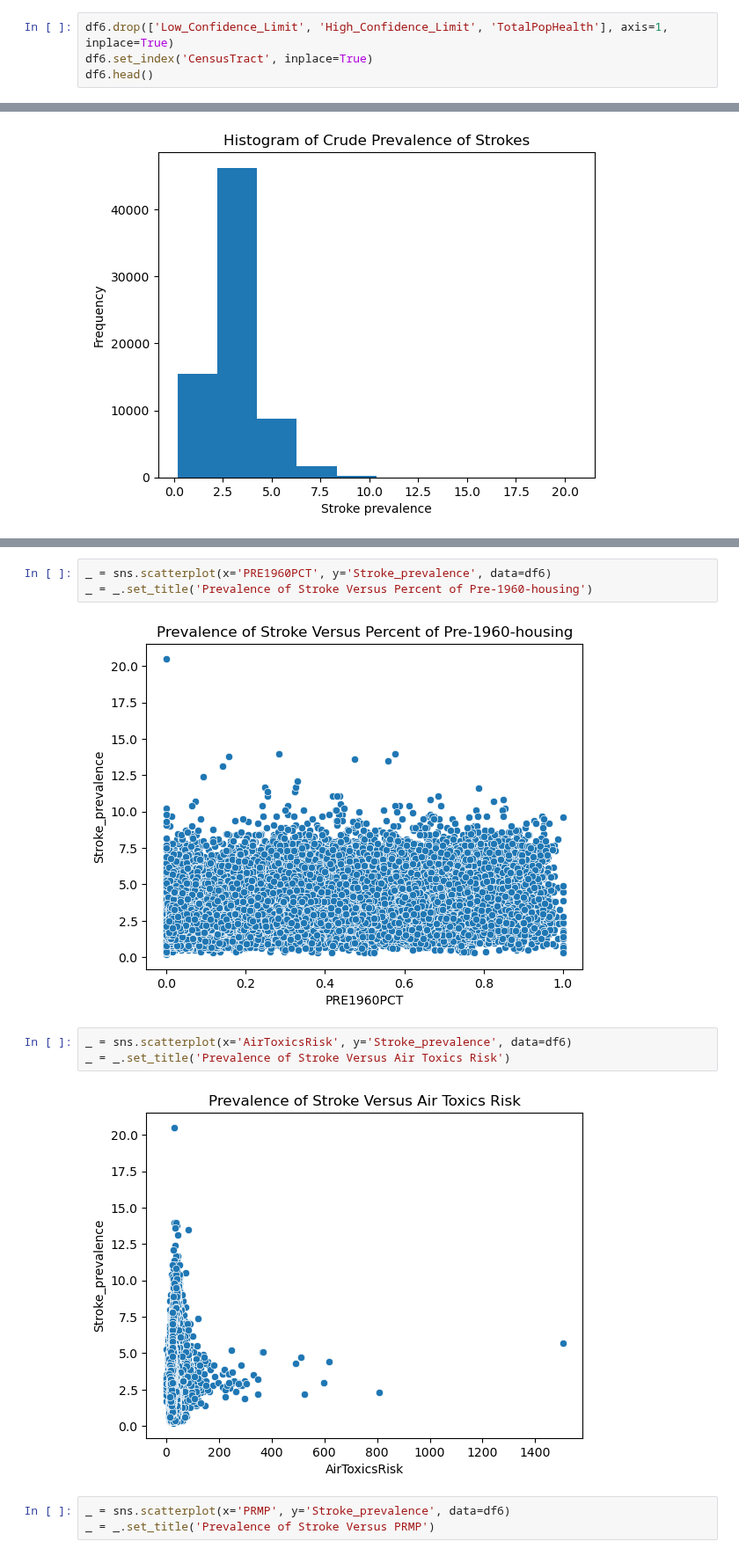
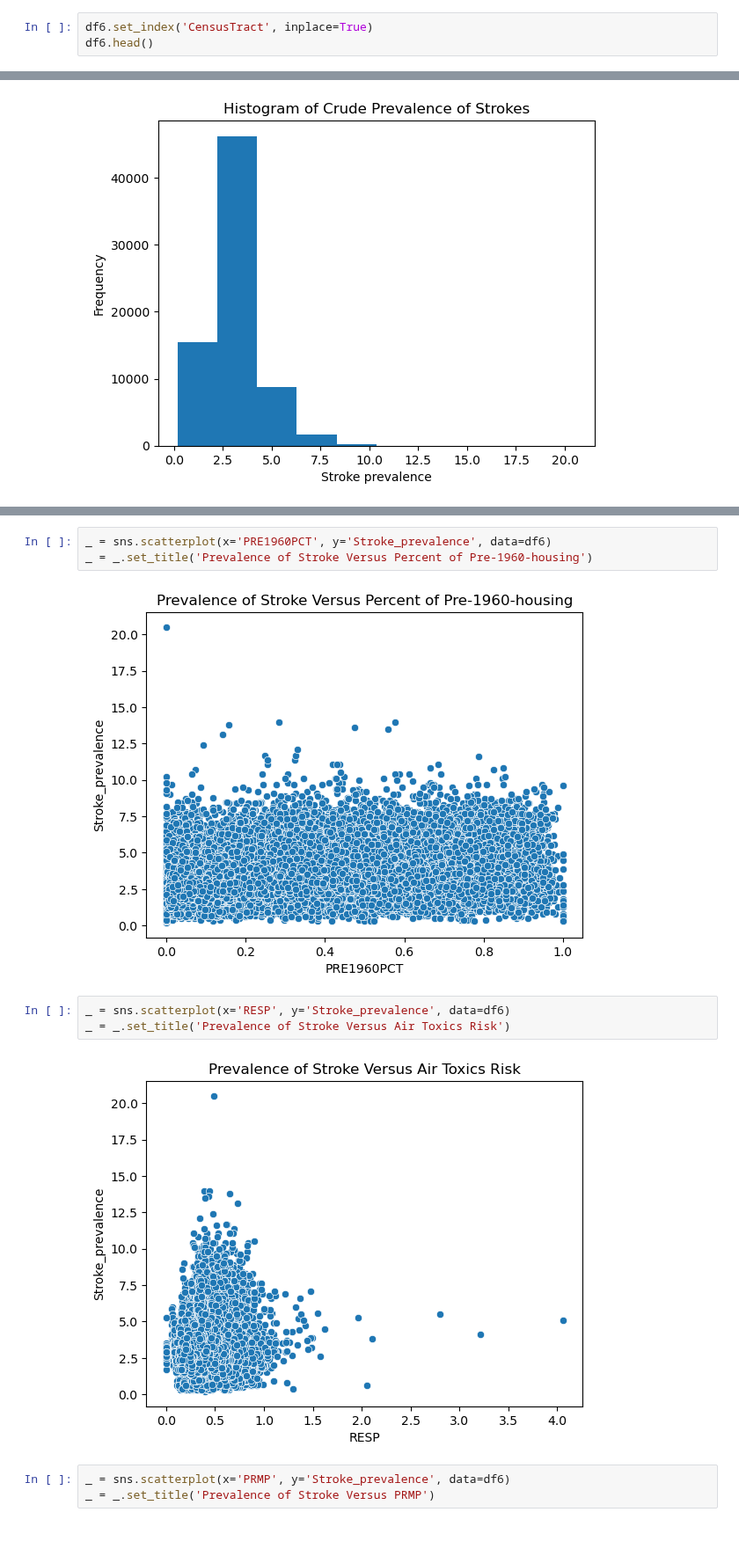
Before and after one commit to keb101/Image-Classification-Indian-Clothing, a Jupyter notebook: Capstone_Two/notebooks/EDA.ipynb, the cells around one changed output, grey strips where cells are left out. Shown at 88% size. Cells and saved outputs as stored; diff of their text form.

```diff
--- a/Capstone_Two/notebooks/EDA.ipynb
+++ b/Capstone_Two/notebooks/EDA.ipynb
@@ -644,5 +627,4 @@ df6.head()
 # %%
-df6.drop(['Low_Confidence_Limit', 'High_Confidence_Limit', 'TotalPopHealth'], axis=1, inplace=True)
 df6.set_index('CensusTract', inplace=True)
 df6.head()
 # %% [output]
@@ -670,12 +652,12 @@ _ = plt.title("Stroke Heatmap with Environmental Factors", fontsize =15)
 _ = sns.scatterplot(x='PRE1960PCT', y='Stroke_prevalence', data=df6)
 _ = _.set_title('Prevalence of Stroke Versus Percent of Pre-1960-housing')
 # %% [output]
-[figure, old version]
+[figure, new version]
 # %%
-_ = sns.scatterplot(x='AirToxicsRisk', y='Stroke_prevalence', data=df6)
+_ = sns.scatterplot(x='RESP', y='Stroke_prevalence', data=df6)
 _ = _.set_title('Prevalence of Stroke Versus Air Toxics Risk')
 # %% [output]
-[figure, old version]
+[figure, new version]
 # %%
 _ = sns.scatterplot(x='PRMP', y='Stroke_prevalence', data=df6)
 _ = _.set_title('Prevalence of Stroke Versus PRMP')
```
Also changed, not shown: parts of 60 cells of this notebook, 26 other files.
